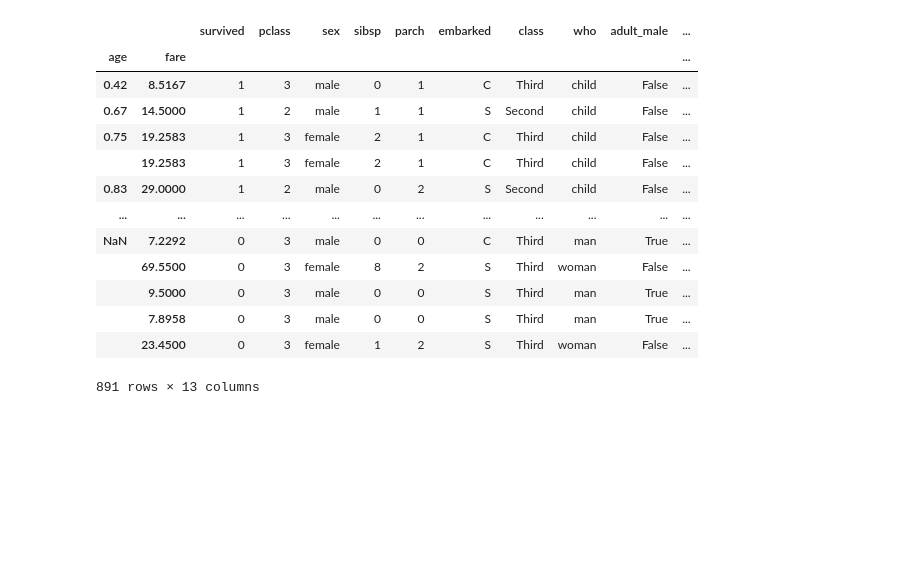
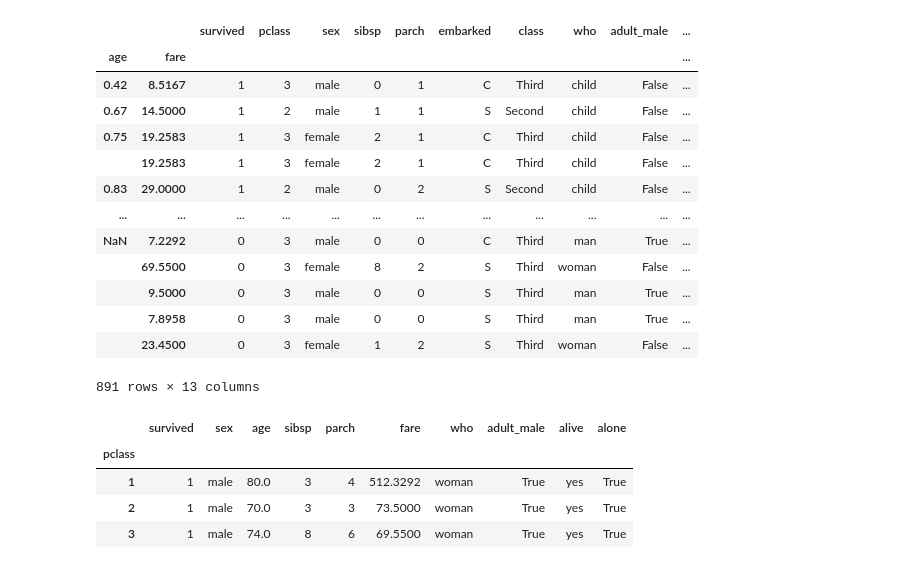
Before and after one commit to Sudhanshugupta26/pandas_code, a Jupyter notebook: pandas2.ipynb, the cells around one changed output. Drawn from its saved outputs; the diff is of its cells as text; code cells hidden in the pictures; blank space fills up the shorter version.

```diff
--- a/pandas2.ipynb
+++ b/pandas2.ipynb
@@ -106,3 +106,11 @@ df2.set_index(["age","fare"])
 |  | 7.8958 | 0 | 3 | male | 0 | 0 | S | Third | man | True | ... |
 |  | 23.4500 | 0 | 3 | female | 1 | 2 | S | Third | woman | False | ... |
 891 rows × 13 columns
+# %%
+df.groupby(by=["pclass"]).max()
+# %% [output]
+|  | survived | sex | age | sibsp | parch | fare | who | adult_male | alive | alone |
+| pclass |  |  |  |  |  |  |  |  |  |  |
+| 1 | 1 | male | 80.0 | 3 | 4 | 512.3292 | woman | True | yes | True |
+| 2 | 1 | male | 70.0 | 3 | 3 | 73.5000 | woman | True | yes | True |
+| 3 | 1 | male | 74.0 | 8 | 6 | 69.5500 | woman | True | yes | True |
```
Also changed, not shown: parts of 2 cells of this notebook.
